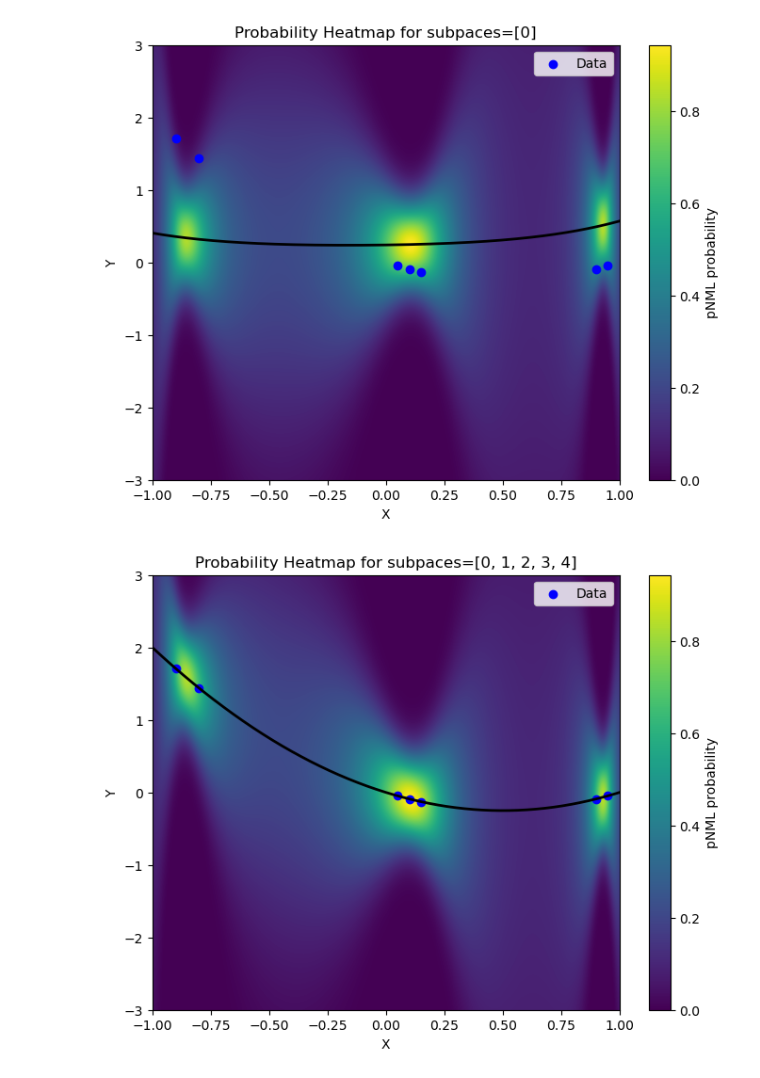
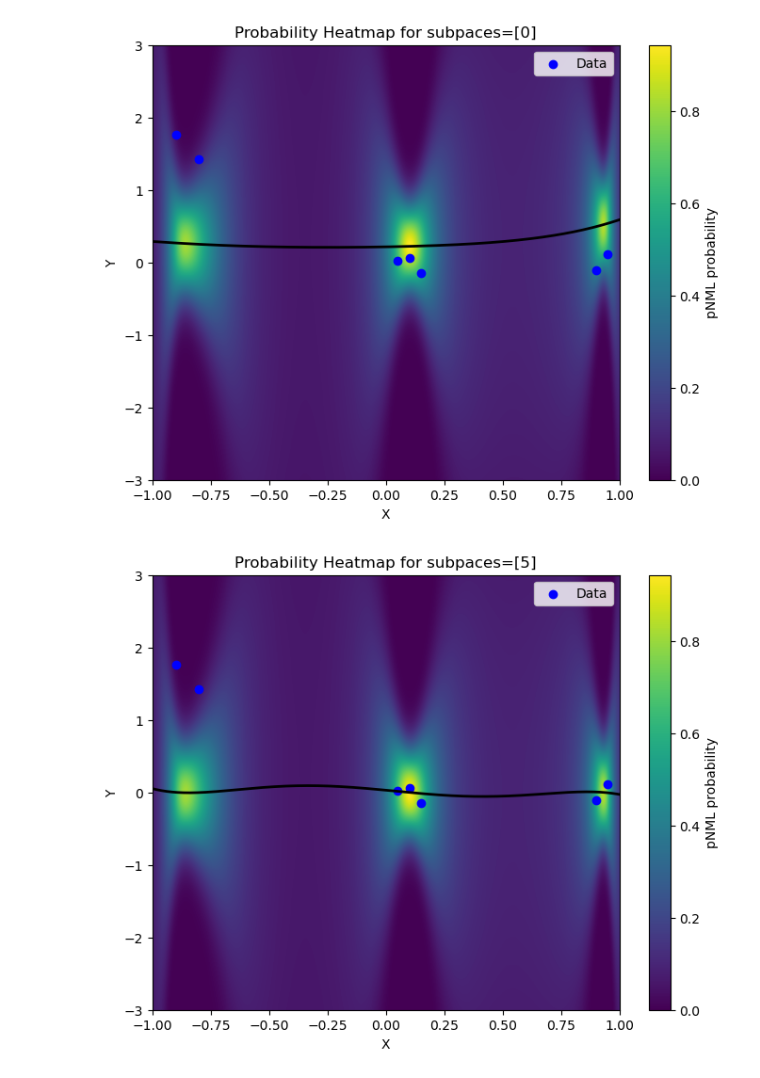
Before and after one commit to kobybibas/mixture_of_models, a Jupyter notebook: fit_models.ipynb, the cells around one changed output. Cells and saved outputs as stored; diff of their text form; code cells hidden in the pictures.

```diff
--- a/fit_models.ipynb
+++ b/fit_models.ipynb
@@ -9,13 +12,11 @@ from mixture_utils import *
 # %%
-num_features = 4
-X_poly, y, x_interval, y_interval, x_training, y_training = create_data(num_features)
-X_pred_poly = create_test_data(x_interval, num_features)
+num_features = 6
+x_training = np.array([-0.9, -0.8, 0.05, 0.1, 0.15, 0.9, 0.95])
+var = 0.1
+X_poly, y, x_interval, y_interval, y_training = create_data(
+    x_training, var, degree=num_features-1
+)
+X_pred_poly = create_test_data(x_interval, degree=num_features-1)
 theta = fit_linear_regression(X_poly, y)
 y_pred = X_pred_poly @ theta
+nfs = get_pnml_normalization_factor(X_pred_poly, X_poly)
-# %%
-# Execute SVD on empirical correlation matrix
-U, s, _ = np.linalg.svd(X_poly.T @ X_poly, hermitian=True)
-y_pred_svd = 0
-for i in range(0, len(s)):
-    theta_subset = (np.outer(U[:, i], U[:, i]) / s[i]) @ X_poly.T @ y
-    y_pred_svd += X_pred_poly @ theta_subset
@@ -56,17 +23,10 @@ plt.show()
-# %%
-num_features = 4
-X_poly, y, x_interval, y_interval, x_training, y_training = create_data(num_features)
-X_pred_poly = create_test_data(x_interval, num_features)
-theta = fit_linear_regression(X_poly, y)
-y_pred = X_pred_poly @ theta
-
-nfs = get_pnml_normalization_factor(X_pred_poly, X_poly)
 # %%
-combs = create_subspaces_all_permutations(num_features + 1)
+combs = create_subspaces_all_permutations(num_features)
 U, s, _ = np.linalg.svd(X_poly.T @ X_poly, hermitian=True)
 Z = np.zeros((len(combs), len(y_interval), len(x_interval)))
 subspace_predictions = []
 
+weighted_aggregation = False
 for n, subspace in enumerate(combs):
     y_pred_svd, x_inv = calc_subspace_prediction(X_pred_poly, X_poly, y, U, s, subspace)
     nf = get_pnml_normalization_factor(X_pred_poly, X_poly, x_inv=x_inv)
@@ -75,7 +35,7 @@ for n, subspace in enumerate(combs):
         mu = y_pred_svd[i].squeeze()
         var = 0.1 * nfs[i].squeeze() ** 2
         predictions = calc_gaussian_probabilities(mu, var, y_interval)
-        Z[n, :, i] = predictions
+        Z[n, :, i] = 1/len(subspace) * predictions if weighted_aggregation else predictions
 
     subspace_predictions.append(y_pred_svd)
 
@@ -104,24 +84,24 @@ plt.show()
 # %%
-indices = [0, -1]
+indices = [0, 5, 9, -5, -1]
 
 for idx in indices:
     plt.figure(figsize=(8, 6))
     plt.imshow(
         Z[idx],
         extent=[x_interval[0], x_interval[-1], y_interval[0], y_interval[-1]],
         origin="lower",
         aspect="auto",
         cmap="viridis",
     )
     plt.plot(x_interval, subspace_predictions[idx], "k-", linewidth=2)
 
     plt.colorbar(label="pNML probability")
     plt.scatter(x_training, y_training, color="blue", label="Data")
     plt.xlabel("X")
     plt.ylabel("Y")
     plt.title(f"Probability Heatmap for subpaces={combs[idx]}")
     plt.legend()
     plt.show()
 # %% [output]
-[figure, old version]
+[figure, new version]
-[figure, old version]
+[figure, new version]
```
Also changed, not shown: parts of 7 cells of this notebook, 1 other file.
